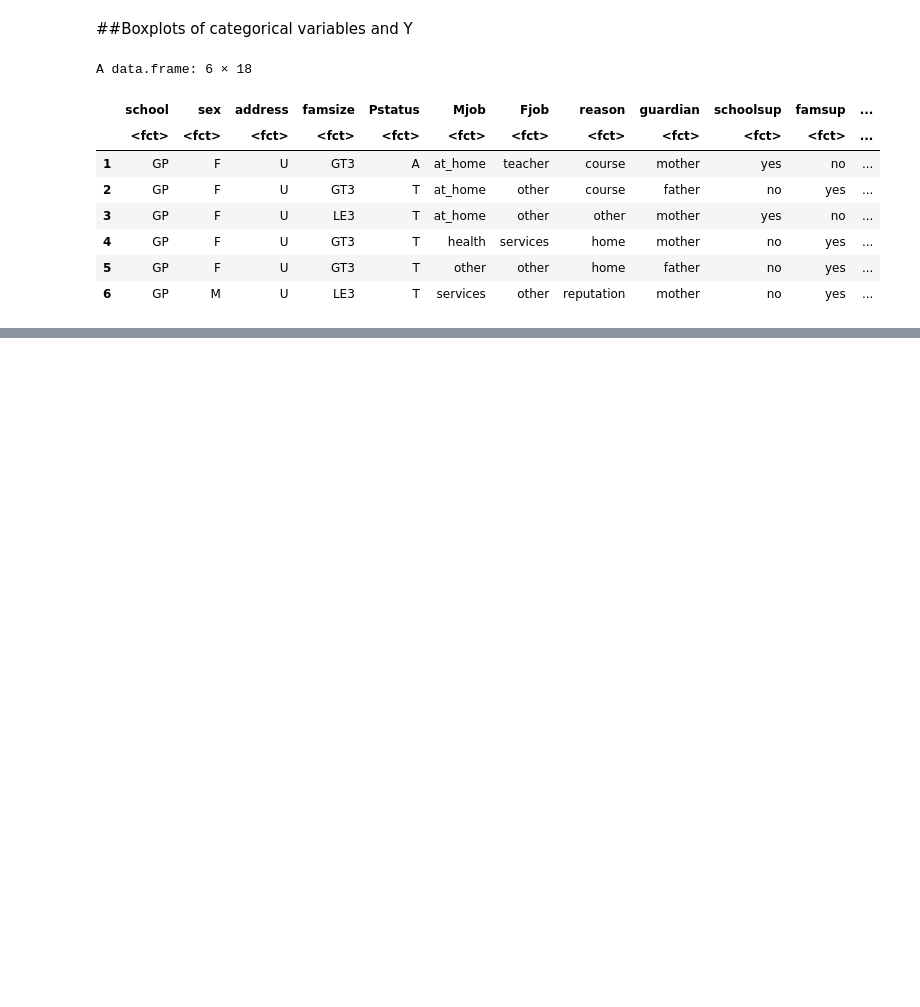
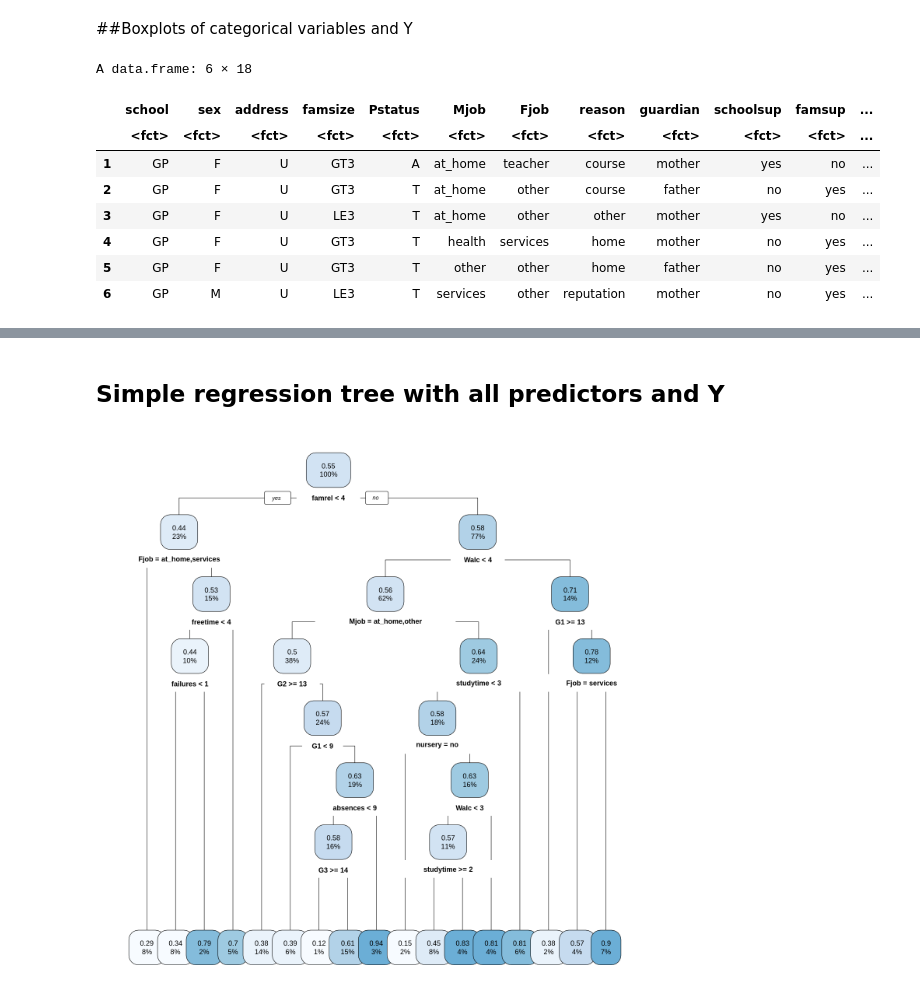
Before and after one commit to Jlokkerbol/masterclass, a Jupyter notebook: Data_understanding.ipynb, the cells around one changed output, grey strips where cells are left out. Saved outputs shown, nothing was run; the diff lists cells and outputs as text; code cells hidden in the pictures; blank space fills up the shorter version.

```diff
--- a/Data_understanding.ipynb
+++ b/Data_understanding.ipynb
@@ -285,0 +322,8 @@ ERROR: ignored
+# %% [markdown]
+## Simple regression tree with all predictors and Y
+# %%
+options(repr.plot.width=12, repr.plot.height=12)
+tree <- rpart(Y~., data = df)
+rpart.plot(tree, cex = 0.9)
+# %% [output]
+[figure, added]
```
Also changed, not shown: parts of 11 cells of this notebook.
